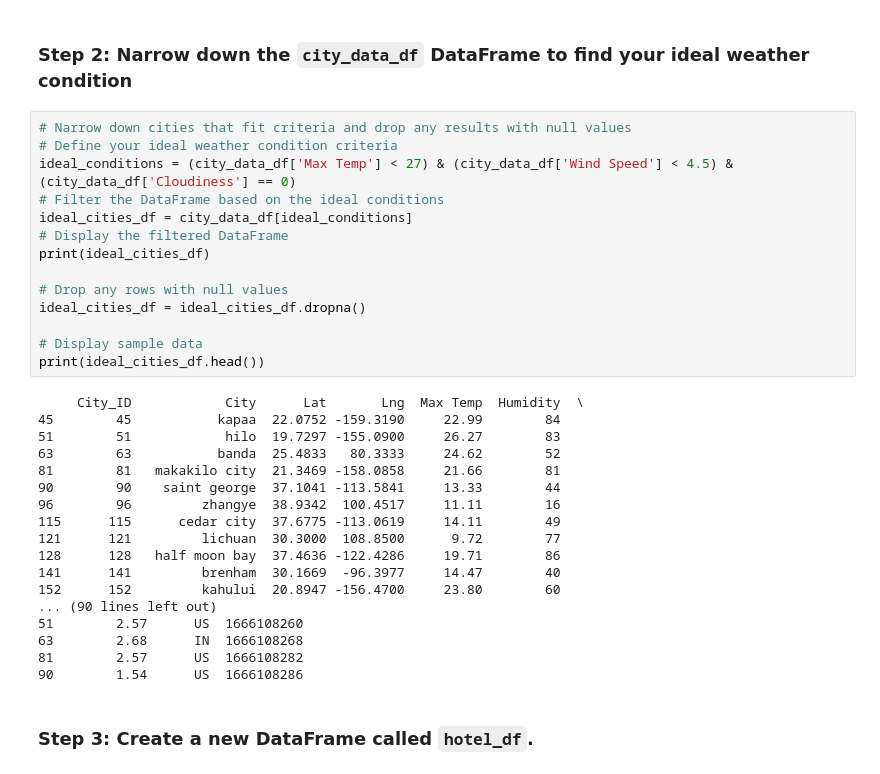
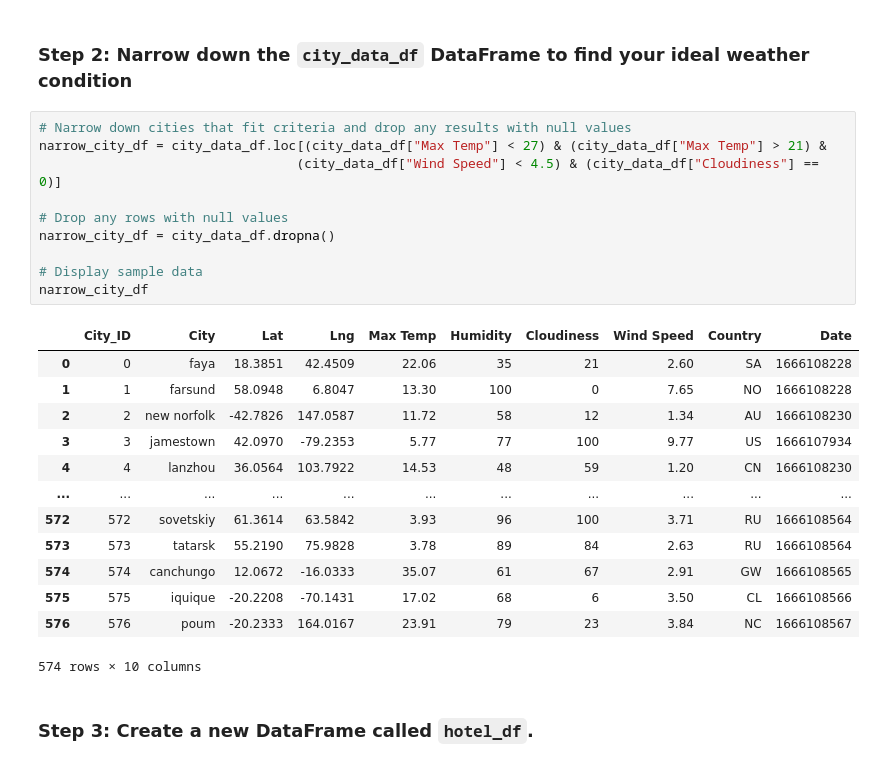
Before and after one commit to kanienie/python-api-challenge, a Jupyter notebook: Starter_Code/starter_code/VacationPy.ipynb, the cells around one changed output. Drawn from its saved outputs; the diff is of its cells as text.

```diff
--- a/Starter_Code/starter_code/VacationPy.ipynb
+++ b/Starter_Code/starter_code/VacationPy.ipynb
@@ -68,36 +71,28 @@ m
 ### Step 2: Narrow down the `city_data_df` DataFrame to find your ideal weather condition
 # %%
 # Narrow down cities that fit criteria and drop any results with null values
-# Define your ideal weather condition criteria
-ideal_conditions = (city_data_df['Max Temp'] < 27) & (city_data_df['Wind Speed'] < 4.5) & (city_data_df['Cloudiness'] == 0)
-# Filter the DataFrame based on the ideal conditions
-ideal_cities_df = city_data_df[ideal_conditions]
-# Display the filtered DataFrame
-print(ideal_cities_df)
+narrow_city_df = city_data_df.loc[(city_data_df["Max Temp"] < 27) & (city_data_df["Max Temp"] > 21) &
+                                 (city_data_df["Wind Speed"] < 4.5) & (city_data_df["Cloudiness"] == 0)]
 
 # Drop any rows with null values
-ideal_cities_df = ideal_cities_df.dropna()
+narrow_city_df = city_data_df.dropna()
 
 # Display sample data
-print(ideal_cities_df.head())
+narrow_city_df
 # %% [output]
+|  | City_ID | City | Lat | Lng | Max Temp | Humidity | Cloudiness | Wind Speed | Country | Date |
+| 0 | 0 | faya | 18.3851 | 42.4509 | 22.06 | 35 | 21 | 2.60 | SA | 1666108228 |
+| 1 | 1 | farsund | 58.0948 | 6.8047 | 13.30 | 100 | 0 | 7.65 | NO | 1666108228 |
+| 2 | 2 | new norfolk | -42.7826 | 147.0587 | 11.72 | 58 | 12 | 1.34 | AU | 1666108230 |
+| 3 | 3 | jamestown | 42.0970 | -79.2353 | 5.77 | 77 | 100 | 9.77 | US | 1666107934 |
+| 4 | 4 | lanzhou | 36.0564 | 103.7922 | 14.53 | 48 | 59 | 1.20 | CN | 1666108230 |
+| ... | ... | ... | ... | ... | ... | ... | ... | ... | ... | ... |
+| 572 | 572 | sovetskiy | 61.3614 | 63.5842 | 3.93 | 96 | 100 | 3.71 | RU | 1666108564 |
+| 573 | 573 | tatarsk | 55.2190 | 75.9828 | 3.78 | 89 | 84 | 2.63 | RU | 1666108564 |
+| 574 | 574 | canchungo | 12.0672 | -16.0333 | 35.07 | 61 | 67 | 2.91 | GW | 1666108565 |
+| 575 | 575 | iquique | -20.2208 | -70.1431 | 17.02 | 68 | 6 | 3.50 | CL | 1666108566 |
+| 576 | 576 | poum | -20.2333 | 164.0167 | 23.91 | 79 | 23 | 3.84 | NC | 1666108567 |
-     City_ID            City      Lat       Lng  Max Temp  Humidity  \
-45        45           kapaa  22.0752 -159.3190     22.99        84
-51        51            hilo  19.7297 -155.0900     26.27        83
-63        63           banda  25.4833   80.3333     24.62        52
-81        81   makakilo city  21.3469 -158.0858     21.66        81
-90        90    saint george  37.1041 -113.5841     13.33        44
-96        96         zhangye  38.9342  100.4517     11.11        16
-115      115      cedar city  37.6775 -113.0619     14.11        49
-121      121         lichuan  30.3000  108.8500      9.72        77
-128      128   half moon bay  37.4636 -122.4286     19.71        86
-141      141         brenham  30.1669  -96.3977     14.47        40
-152      152         kahului  20.8947 -156.4700     23.80        60
-... (90 lines left out)
-51        2.57      US  1666108260
-63        2.68      IN  1666108268
-81        2.57      US  1666108282
-90        1.54      US  1666108286
+574 rows × 10 columns
 # %% [markdown]
 ### Step 3: Create a new DataFrame called `hotel_df`.
 # %%
```
Also changed, not shown: parts of 2 cells of this notebook, 9 other files.
